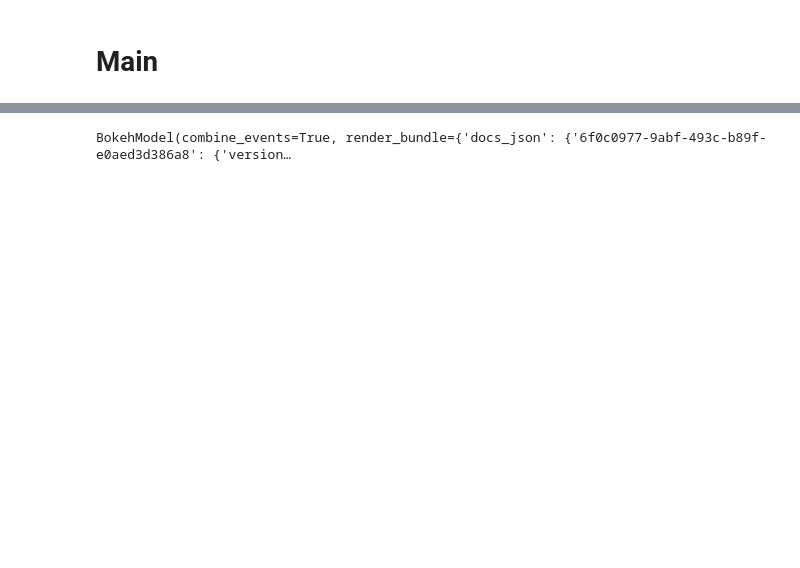
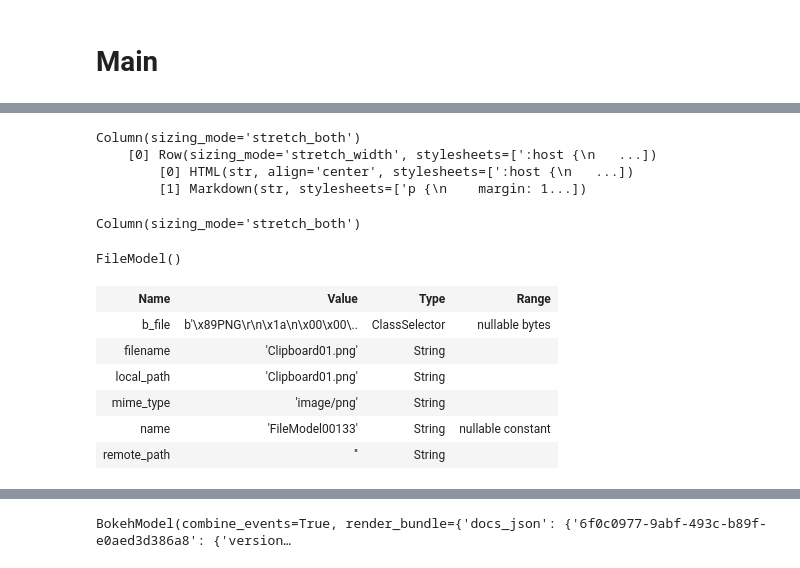
Before and after one commit to Prudent-Patterns/pyllments, a Jupyter notebook: dev_nbs/retriever_workflow.ipynb, the cells around one changed output, grey strips where cells are left out. Cells and saved outputs as stored; diff of their text form; code cells hidden in the pictures; blank space fills up the shorter version.

```diff
--- a/dev_nbs/retriever_workflow.ipynb
+++ b/dev_nbs/retriever_workflow.ipynb
@@ -67,0 +90,2 @@ WARNING:tornado.access:404 GET /assets/file_icons/tabler-icons-outline.min.css (
+# %%
+fl.file_input_view.stylesheets = []
@@ -67,0 +97,22 @@ WARNING:tornado.access:404 GET /assets/file_icons/tabler-icons-outline.min.css (
+# %%
+print(fl.file_container_view)
+# %% [output]
+Column(sizing_mode='stretch_both')
+    [0] Row(sizing_mode='stretch_width', stylesheets=[':host {\n   ...])
+        [0] HTML(str, align='center', stylesheets=[':host {\n   ...])
+        [1] Markdown(str, stylesheets=['p {\n    margin: 1...])
+# %%
+print(fl.file_container_view)
+# %% [output]
+Column(sizing_mode='stretch_both')
+# %%
+fl.model.file_list[0].
+# %% [output]
+FileModel()
+| Name | Value | Type | Range |
+| b_file | b'\x89PNG\r\n\x1a\n\x00\x00\.. | ClassSelector | nullable bytes |
+| filename | 'Clipboard01.png' | String |  |
+| local_path | 'Clipboard01.png' | String |  |
+| mime_type | 'image/png' | String |  |
+| name | 'FileModel00133' | String | nullable constant |
+| remote_path | '' | String |  |
```
Also changed, not shown: parts of 15 cells of this notebook, 4 other files.
